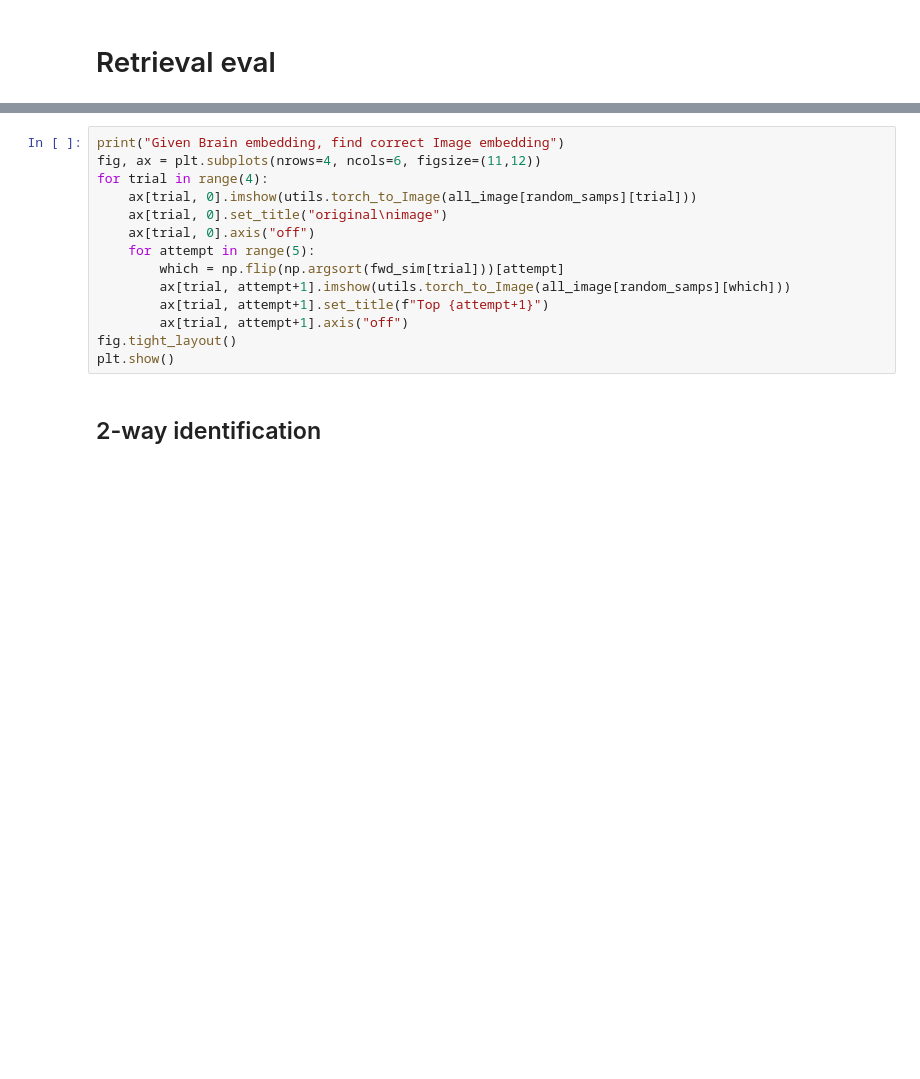
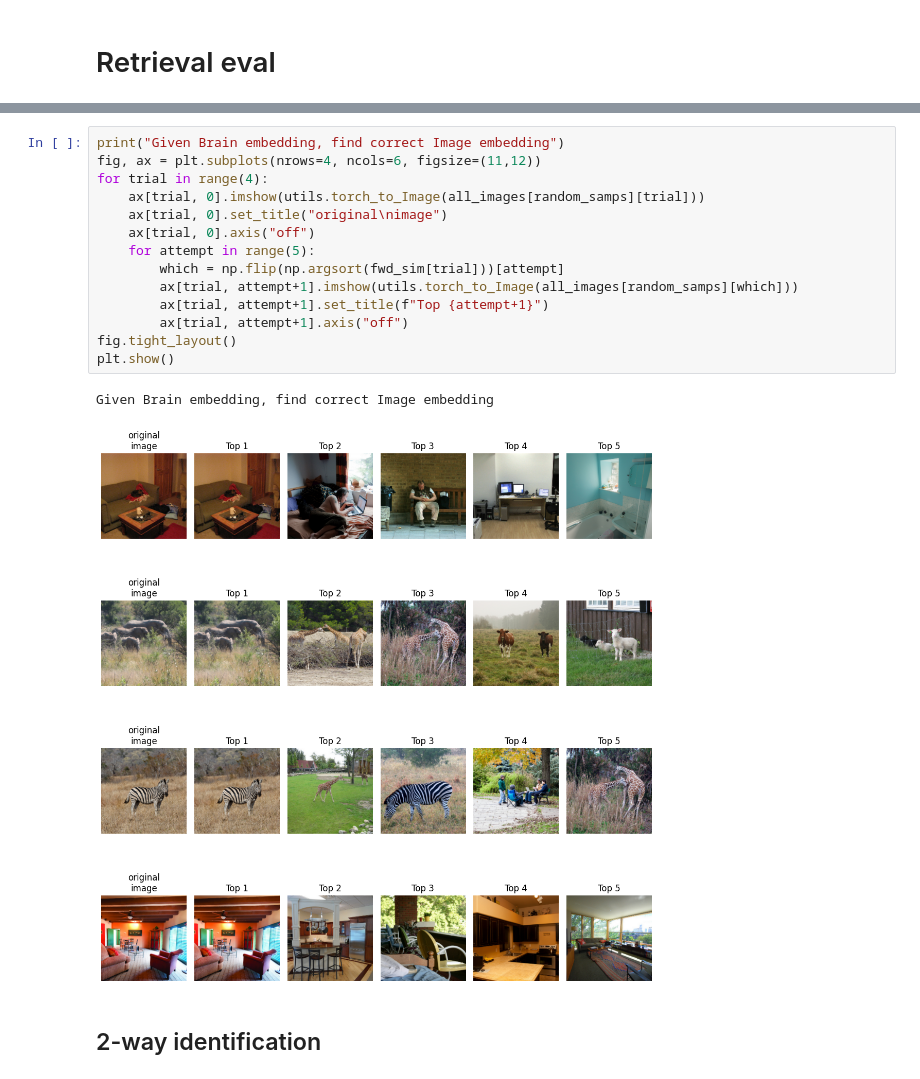
Before and after one commit to MedARC-AI/MindEyeV2, a Jupyter notebook: src/final_evaluations.ipynb, the cells around one changed output, grey strips where cells are left out. Drawn from its saved outputs; the diff is of its cells as text; blank space fills up the shorter version.

```diff
--- a/src/final_evaluations.ipynb
+++ b/src/final_evaluations.ipynb
@@ -215,17 +238,20 @@ NameError: name 'all_clipvoxels' is not defined
 # %%
 print("Given Brain embedding, find correct Image embedding")
 fig, ax = plt.subplots(nrows=4, ncols=6, figsize=(11,12))
 for trial in range(4):
-    ax[trial, 0].imshow(utils.torch_to_Image(all_image[random_samps][trial]))
+    ax[trial, 0].imshow(utils.torch_to_Image(all_images[random_samps][trial]))
     ax[trial, 0].set_title("original\nimage")
     ax[trial, 0].axis("off")
     for attempt in range(5):
         which = np.flip(np.argsort(fwd_sim[trial]))[attempt]
-        ax[trial, attempt+1].imshow(utils.torch_to_Image(all_image[random_samps][which]))
+        ax[trial, attempt+1].imshow(utils.torch_to_Image(all_images[random_samps][which]))
         ax[trial, attempt+1].set_title(f"Top {attempt+1}")
         ax[trial, attempt+1].axis("off")
 fig.tight_layout()
 plt.show()
+# %% [output]
+Given Brain embedding, find correct Image embedding
+[figure, added]
 # %% [markdown]
 ## 2-way identification
 # %%
```
Also changed, not shown: parts of 54 cells of this notebook, 7 other files.
